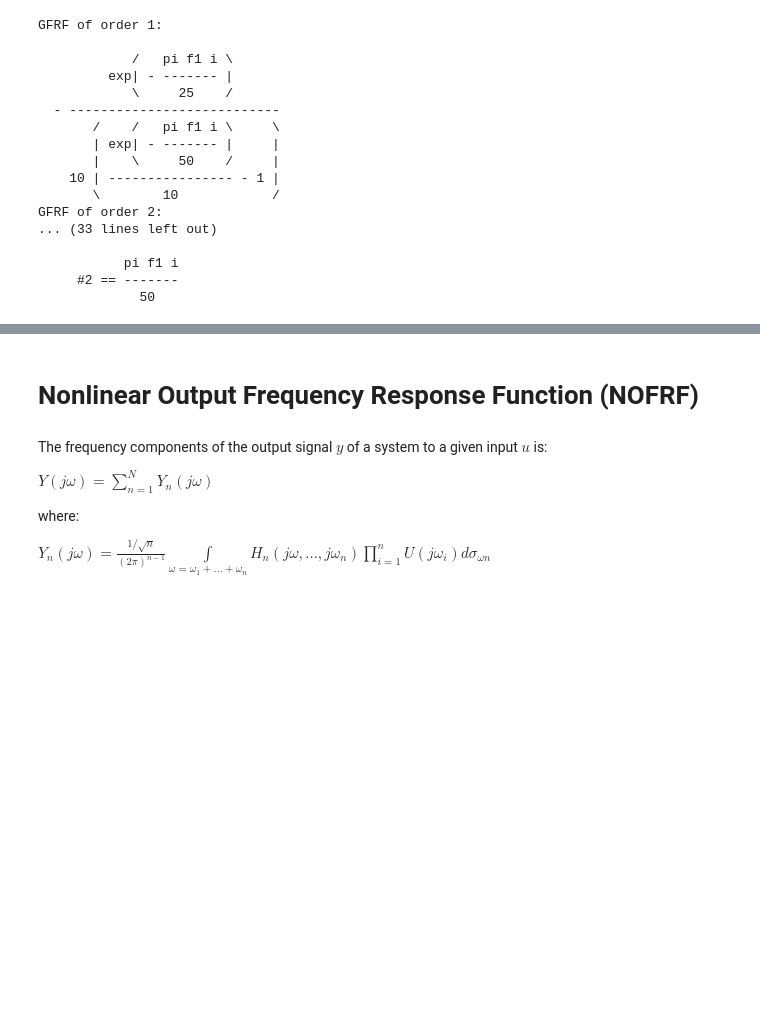
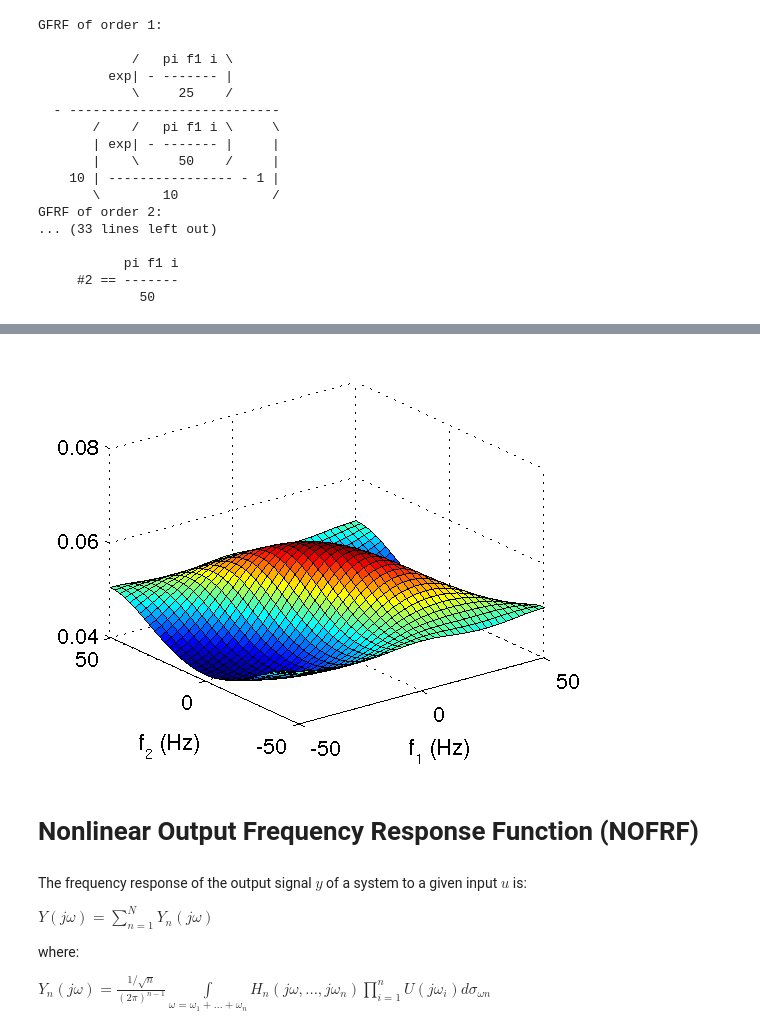
Before and after one commit to rnwatanabe/FROLSIdentification, a Jupyter notebook: FROLSExampleNotebook_Matlab.ipynb, the cells around one changed output, grey strips where cells are left out. Cells and saved outputs as stored; diff of their text form; code cells hidden in the pictures; blank space fills up the shorter version.

```diff
--- a/FROLSExampleNotebook_Matlab.ipynb
+++ b/FROLSExampleNotebook_Matlab.ipynb
@@ -326,7 +335,16 @@ GFRF of order 2:
+# %%
+Hfun = matlabFunction((abs(Hn{2})));
+freq1 = [linspace(-50, 0, 20) linspace(0, 50, 20)];
+freq2 = [linspace(-50, 0, 20) linspace(0, 50, 20)];
+[F1,F2] = meshgrid(freq1,freq2);
+surf(F1, F2, Hfun(F1,F2));
+xlabel('f_1 (Hz)'); ylabel('f_2 (Hz)');
+# %% [output]
+[figure, added]
 # %% [markdown]
 # Nonlinear Output Frequency Response Function (NOFRF)
 # %% [markdown]
-The frequency components of the output signal $y$ of a system to a given input $u$ is:
+The frequency response of the output signal $y$ of a system to a given input $u$ is:
 
 $Y(j\omega) = \sum\limits_{n=1}^N Y_n(j\omega)$
 
```
Also changed, not shown: parts of 8 cells of this notebook, 11 other files.
